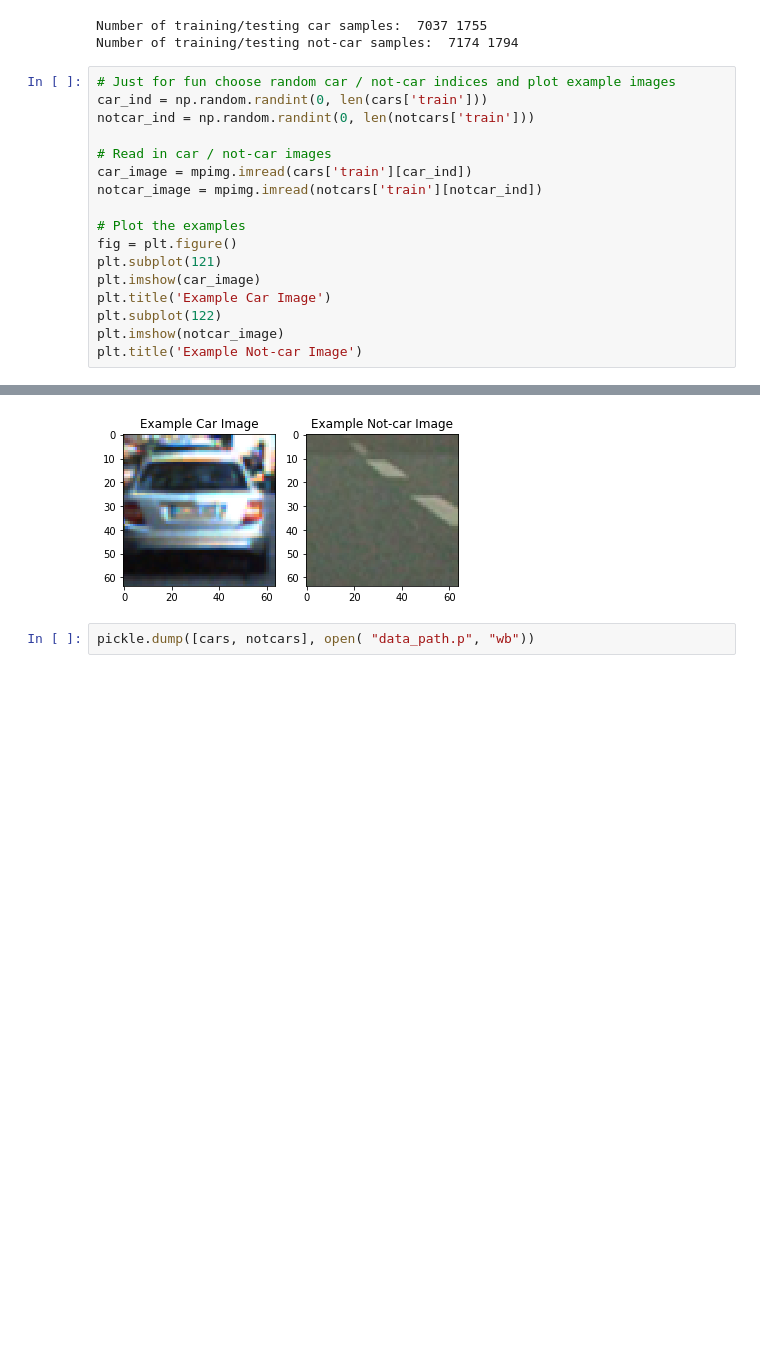
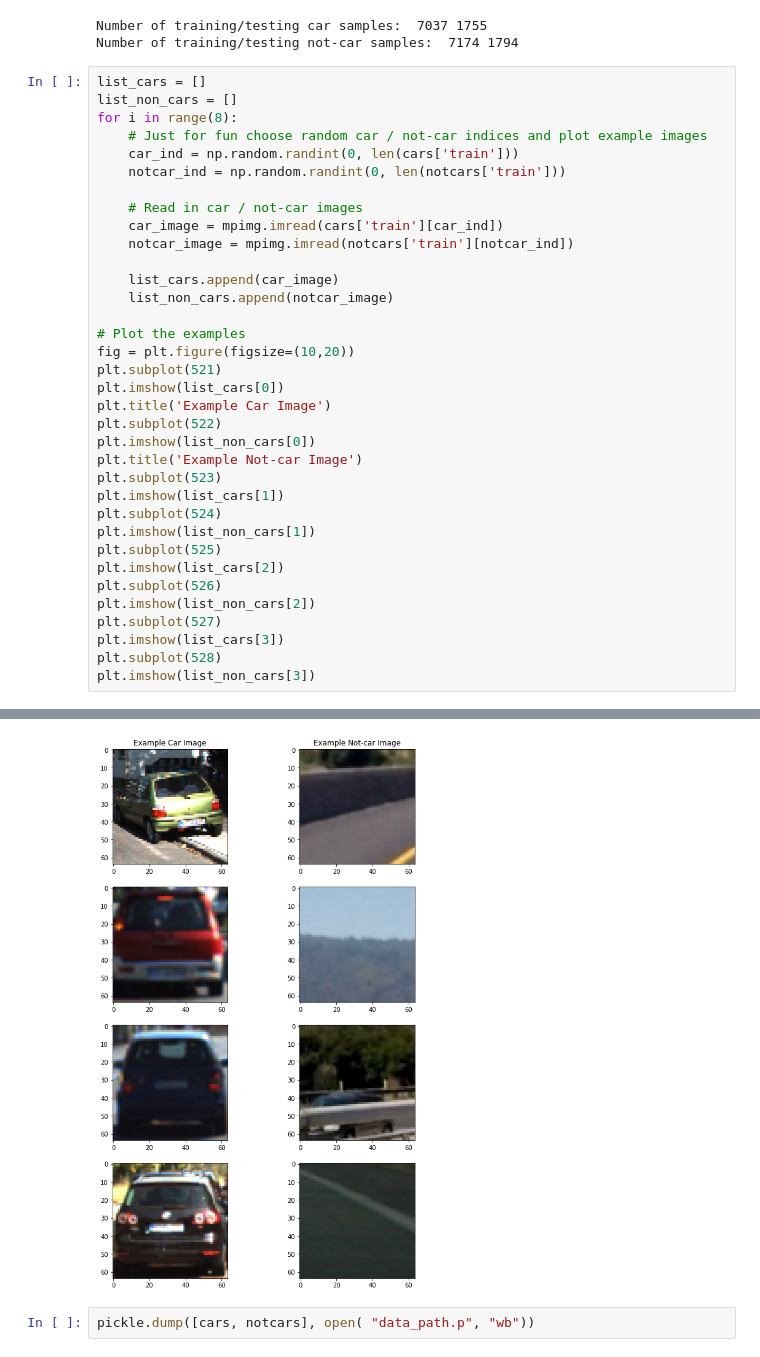
Before and after one commit to camigord/Self-Driving-Car-Nanodegree, a Jupyter notebook: P5-Vehicle-Detection/Split_data.ipynb, the cells around one changed output, grey strips where cells are left out. Cells and saved outputs as stored; diff of their text form; blank space fills up the shorter version.

```diff
--- a/P5-Vehicle-Detection/Split_data.ipynb
+++ b/P5-Vehicle-Detection/Split_data.ipynb
@@ -43,20 +43,38 @@ print('Number of training/testing not-car samples: ', len(notcars['train']), len
 Number of training/testing car samples:  7037 1755
 Number of training/testing not-car samples:  7174 1794
 # %%
-# Just for fun choose random car / not-car indices and plot example images
-car_ind = np.random.randint(0, len(cars['train']))
-notcar_ind = np.random.randint(0, len(notcars['train']))
+list_cars = []
+list_non_cars = []
+for i in range(8):
+    # Just for fun choose random car / not-car indices and plot example images
+    car_ind = np.random.randint(0, len(cars['train']))
+    notcar_ind = np.random.randint(0, len(notcars['train']))
 
-# Read in car / not-car images
-car_image = mpimg.imread(cars['train'][car_ind])
-notcar_image = mpimg.imread(notcars['train'][notcar_ind])
+    # Read in car / not-car images
+    car_image = mpimg.imread(cars['train'][car_ind])
+    notcar_image = mpimg.imread(notcars['train'][notcar_ind])
+
+    list_cars.append(car_image)
+    list_non_cars.append(notcar_image)
 
 # Plot the examples
-fig = plt.figure()
-plt.subplot(121)
-plt.imshow(car_image)
+fig = plt.figure(figsize=(10,20))
+plt.subplot(521)
+plt.imshow(list_cars[0])
 plt.title('Example Car Image')
-plt.subplot(122)
-plt.imshow(notcar_image)
+plt.subplot(522)
+plt.imshow(list_non_cars[0])
 plt.title('Example Not-car Image')
+plt.subplot(523)
+plt.imshow(list_cars[1])
+plt.subplot(524)
+plt.imshow(list_non_cars[1])
+plt.subplot(525)
+plt.imshow(list_cars[2])
+plt.subplot(526)
+plt.imshow(list_non_cars[2])
+plt.subplot(527)
+plt.imshow(list_cars[3])
+plt.subplot(528)
+plt.imshow(list_non_cars[3])
 # %% [output]
@@ -64,3 +82,3 @@ plt.title('Example Not-car Image')
-[figure, old version]
+[figure, new version]
 # %%
 pickle.dump([cars, notcars], open( "data_path.p", "wb"))
```
Also changed, not shown: parts of 1 cell of this notebook, 23 other files.
